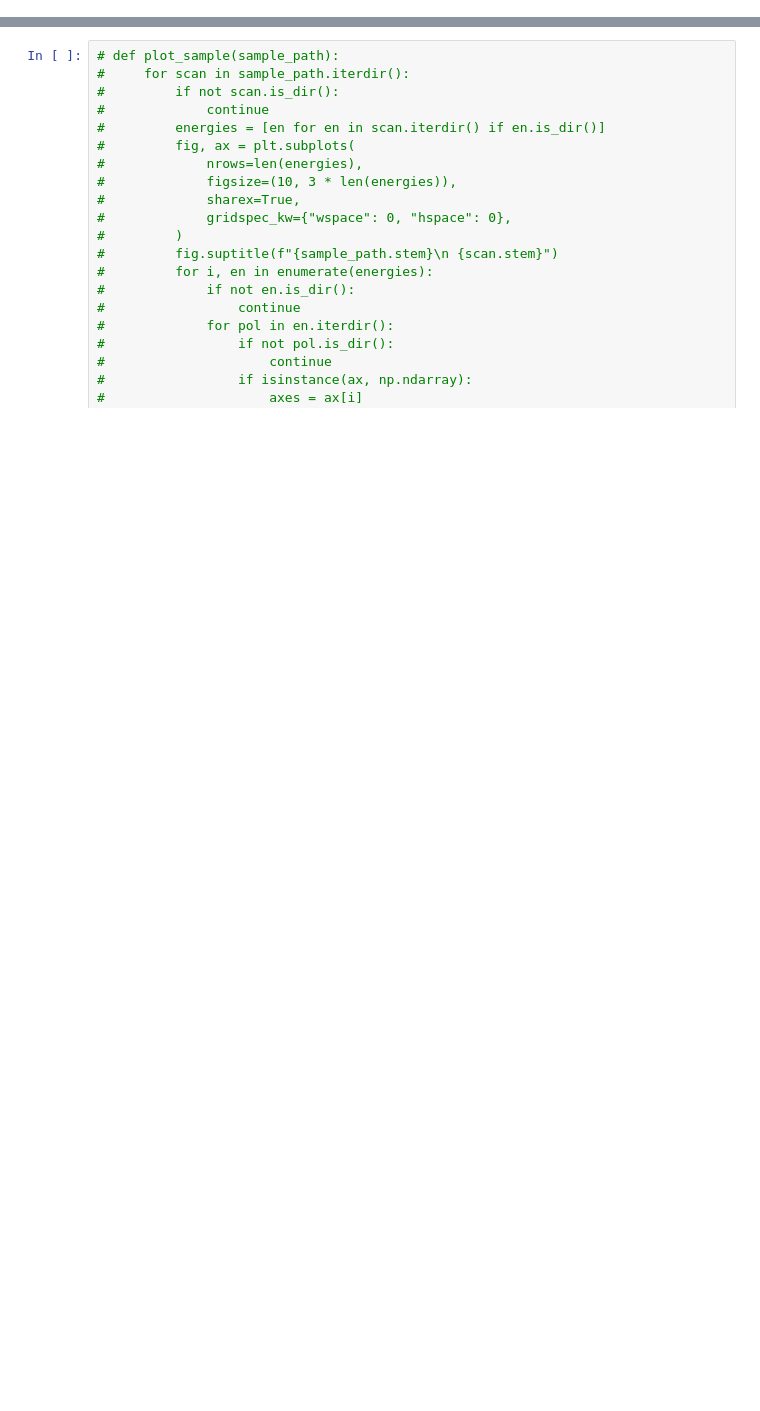
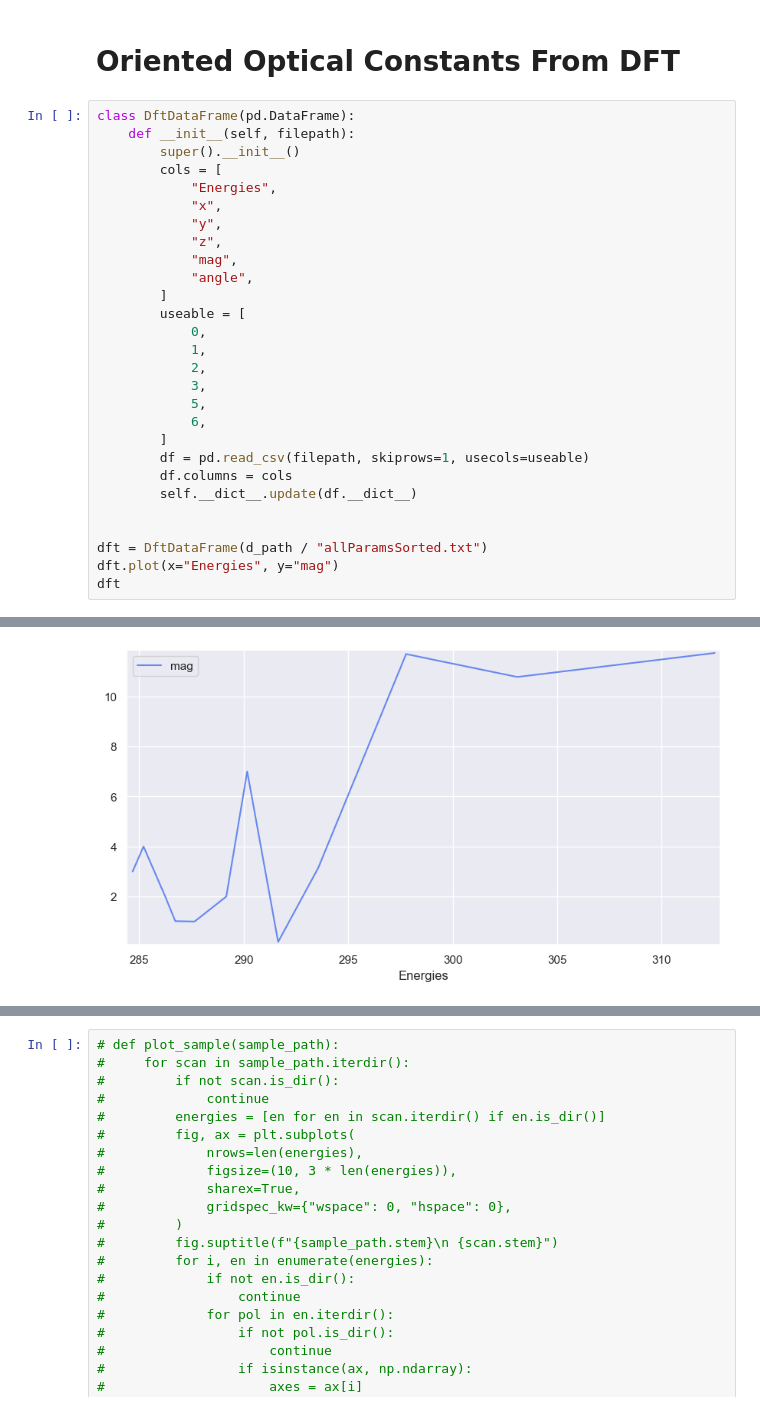
Before and after one commit to WSU-Carbon-Lab/pyref, a Jupyter notebook: docs/RoomTempFitting.ipynb, the cells around one changed output, grey strips where cells are left out. Cells and saved outputs as stored; diff of their text form; blank space fills up the shorter version.

```diff
--- a/docs/RoomTempFitting.ipynb
+++ b/docs/RoomTempFitting.ipynb
@@ -63,0 +71,31 @@ fig.set(dpi=300)
+# %% [markdown]
+# Oriented Optical Constants From DFT
+# %%
+class DftDataFrame(pd.DataFrame):
+    def __init__(self, filepath):
+        super().__init__()
+        cols = [
+            "Energies",
+            "x",
+            "y",
+            "z",
+            "mag",
+            "angle",
+        ]
+        useable = [
+            0,
+            1,
+            2,
+            3,
+            5,
+            6,
+        ]
+        df = pd.read_csv(filepath, skiprows=1, usecols=useable)
+        df.columns = cols
+        self.__dict__.update(df.__dict__)
+
+
+dft = DftDataFrame(d_path / "allParamsSorted.txt")
+dft.plot(x="Energies", y="mag")
+dft
+# %% [output]
@@ -63,0 +115 @@ fig.set(dpi=300)
+[figure, added]
```
Also changed, not shown: parts of 11 cells of this notebook, 16 other files.
